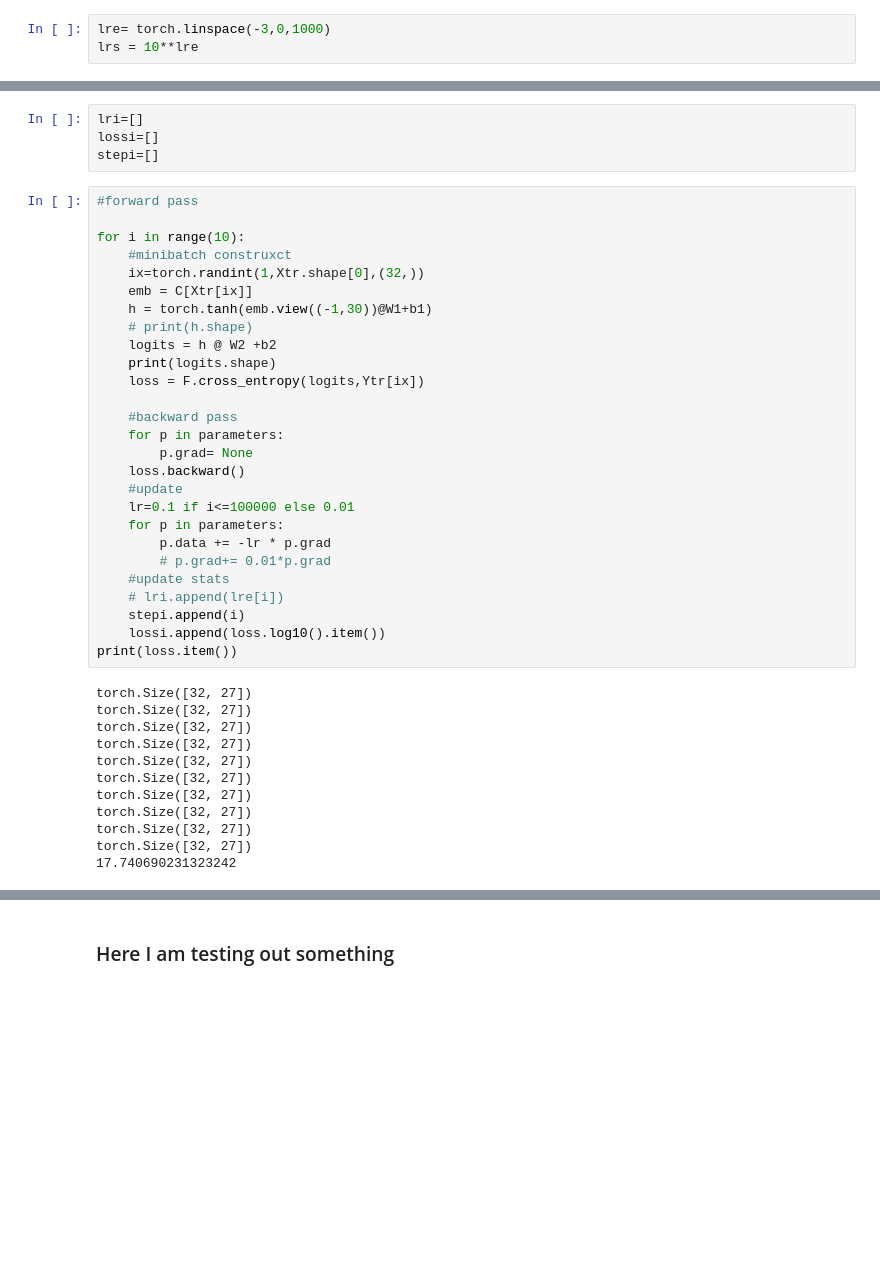
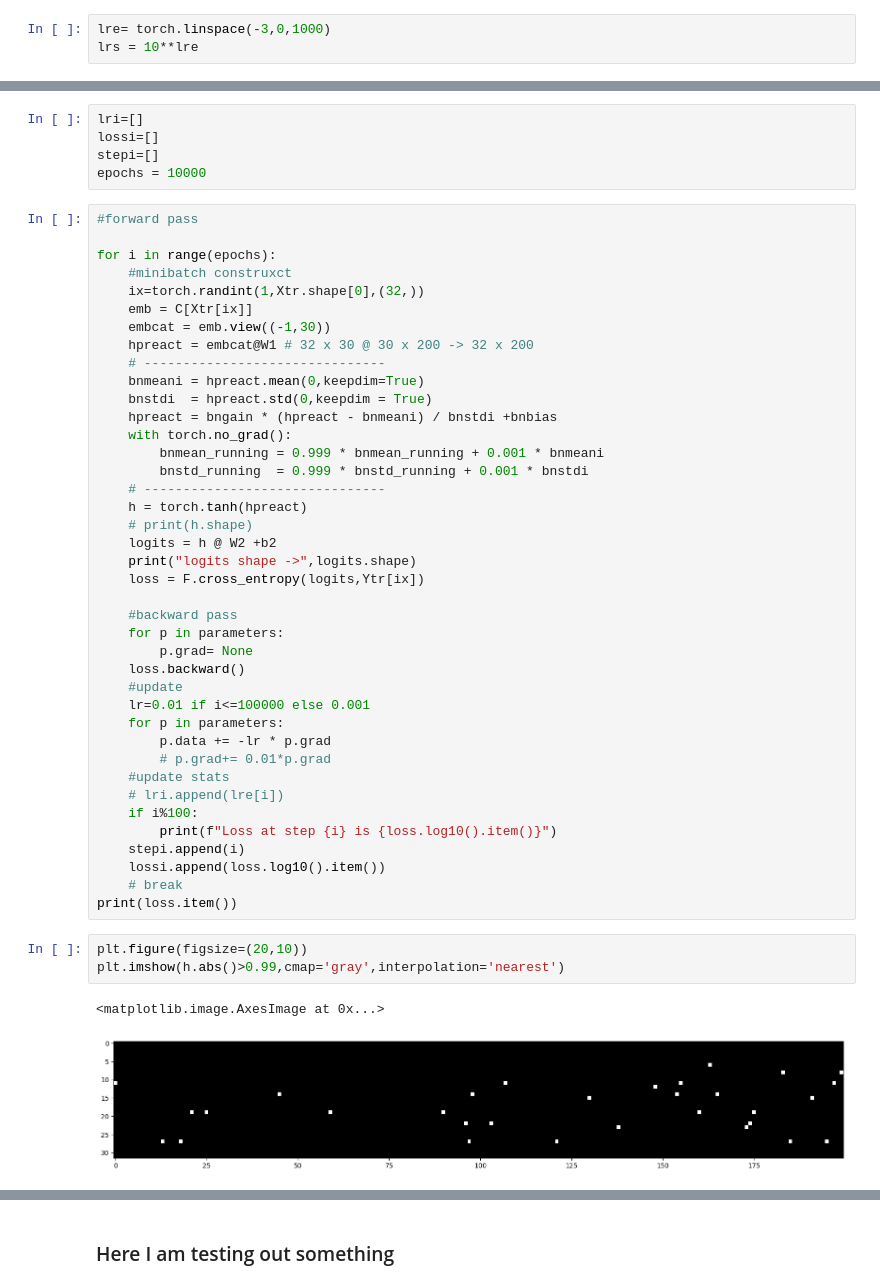
Before and after one commit to STSonyThomas/bigram-llm, a Jupyter notebook: makemorep2.ipynb, the cells around one changed output, grey strips where cells are left out. Drawn from its saved outputs; the diff is of its cells as text; blank space fills up the shorter version.

```diff
--- a/makemorep2.ipynb
+++ b/makemorep2.ipynb
@@ -215,17 +199,28 @@ lrs = 10**lre
 lri=[]
 lossi=[]
 stepi=[]
+epochs = 10000
 # %%
 #forward pass
 
-for i in range(10):
+for i in range(epochs):
     #minibatch construxct
     ix=torch.randint(1,Xtr.shape[0],(32,))
     emb = C[Xtr[ix]]
-    h = torch.tanh(emb.view((-1,30))@W1+b1)
+    embcat = emb.view((-1,30))
+    hpreact = embcat@W1 # 32 x 30 @ 30 x 200 -> 32 x 200
+    # -------------------------------
+    bnmeani = hpreact.mean(0,keepdim=True)
+    bnstdi  = hpreact.std(0,keepdim = True)
+    hpreact = bngain * (hpreact - bnmeani) / bnstdi +bnbias
+    with torch.no_grad():
+        bnmean_running = 0.999 * bnmean_running + 0.001 * bnmeani
+        bnstd_running  = 0.999 * bnstd_running + 0.001 * bnstdi
+    # -------------------------------
+    h = torch.tanh(hpreact)
     # print(h.shape)
     logits = h @ W2 +b2
-    print(logits.shape)
+    print("logits shape ->",logits.shape)
     loss = F.cross_entropy(logits,Ytr[ix])
 
     #backward pass
@@ -233,24 +228,21 @@ for i in range(10):
         p.grad= None
     loss.backward()
     #update
-    lr=0.1 if i<=100000 else 0.01
+    lr=0.01 if i<=100000 else 0.001
     for p in parameters:
         p.data += -lr * p.grad
         # p.grad+= 0.01*p.grad
     #update stats
     # lri.append(lre[i])
+    if i%100:
+        print(f"Loss at step {i} is {loss.log10().item()}")
     stepi.append(i)
     lossi.append(loss.log10().item())
+    # break
 print(loss.item())
-# %% [output]
-torch.Size([32, 27])
-torch.Size([32, 27])
-torch.Size([32, 27])
-torch.Size([32, 27])
-torch.Size([32, 27])
-torch.Size([32, 27])
-torch.Size([32, 27])
-torch.Size([32, 27])
-torch.Size([32, 27])
-torch.Size([32, 27])
-17.740690231323242
+# %%
+plt.figure(figsize=(20,10))
+plt.imshow(h.abs()>0.99,cmap='gray',interpolation='nearest')
+# %% [output]
+<matplotlib.image.AxesImage at 0x...>
+[figure, added]
```
Also changed, not shown: parts of 31 cells of this notebook, 7 other files.
